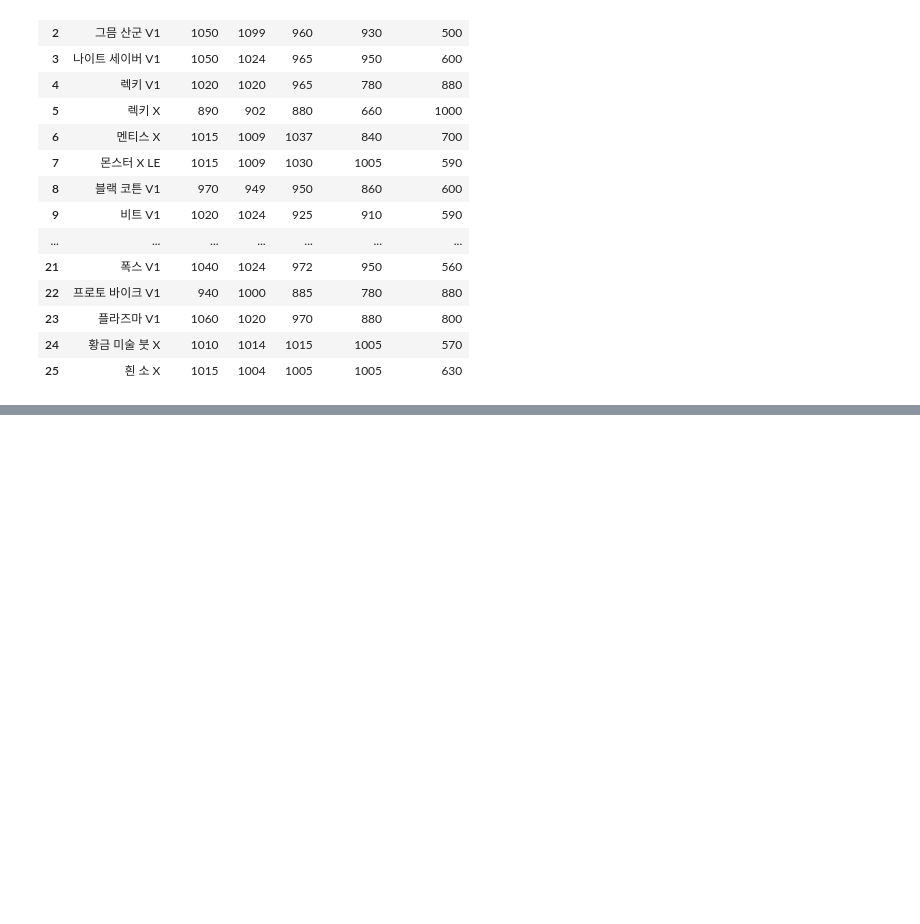
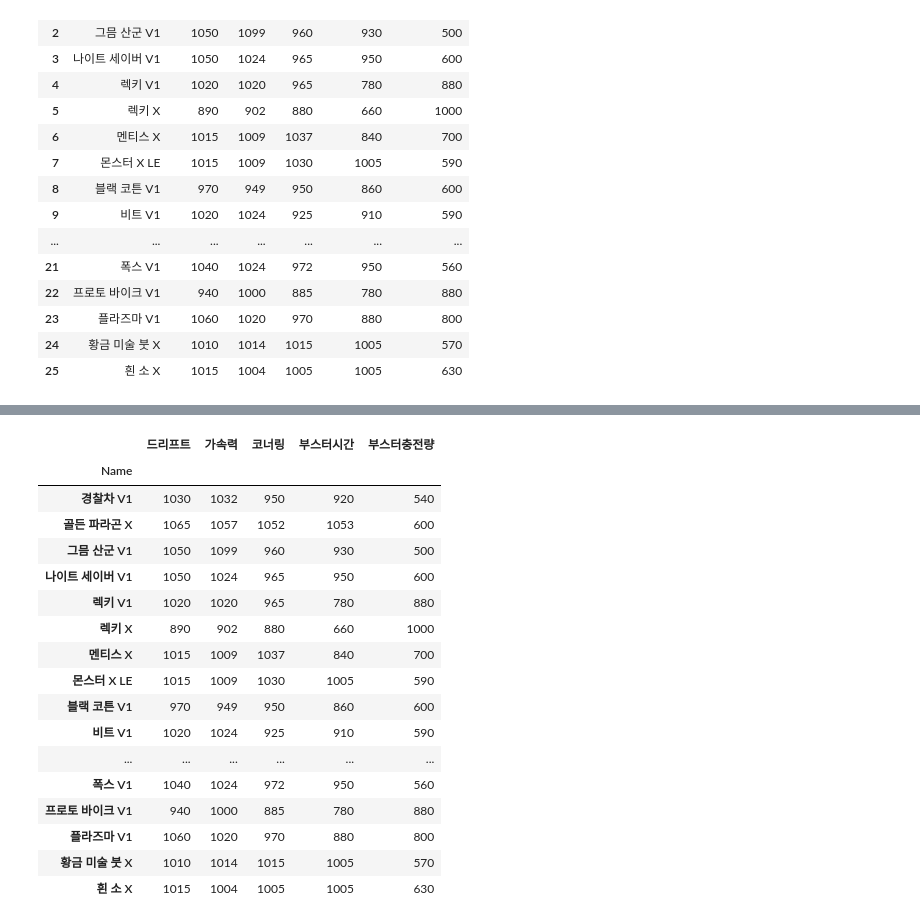
Before and after one commit to ORCT/ds-section2-project, a Jupyter notebook: EDA.ipynb, the cells around one changed output, grey strips where cells are left out. Saved outputs shown, nothing was run; the diff lists cells and outputs as text; code cells hidden in the pictures; blank space fills up the shorter version.

```diff
--- a/EDA.ipynb
+++ b/EDA.ipynb
@@ -223,0 +249,22 @@ kart_data
+# %%
+kart_tmp = kart_data.set_index('Name')
+kart_tmp
+# %% [output]
+|  | 드리프트 | 가속력 | 코너링 | 부스터시간 | 부스터충전량 |
+| Name |  |  |  |  |  |
+| 경찰차 V1 | 1030 | 1032 | 950 | 920 | 540 |
+| 골든 파라곤 X | 1065 | 1057 | 1052 | 1053 | 600 |
+| 그믐 산군 V1 | 1050 | 1099 | 960 | 930 | 500 |
+| 나이트 세이버 V1 | 1050 | 1024 | 965 | 950 | 600 |
+| 렉키 V1 | 1020 | 1020 | 965 | 780 | 880 |
+| 렉키 X | 890 | 902 | 880 | 660 | 1000 |
+| 멘티스 X | 1015 | 1009 | 1037 | 840 | 700 |
+| 몬스터 X LE | 1015 | 1009 | 1030 | 1005 | 590 |
+| 블랙 코튼 V1 | 970 | 949 | 950 | 860 | 600 |
+| 비트 V1 | 1020 | 1024 | 925 | 910 | 590 |
+| ... | ... | ... | ... | ... | ... |
+| 폭스 V1 | 1040 | 1024 | 972 | 950 | 560 |
+| 프로토 바이크 V1 | 940 | 1000 | 885 | 780 | 880 |
+| 플라즈마 V1 | 1060 | 1020 | 970 | 880 | 800 |
+| 황금 미술 붓 X | 1010 | 1014 | 1015 | 1005 | 570 |
+| 흰 소 X | 1015 | 1004 | 1005 | 1005 | 630 |
```
Also changed, not shown: parts of 8 cells of this notebook.
